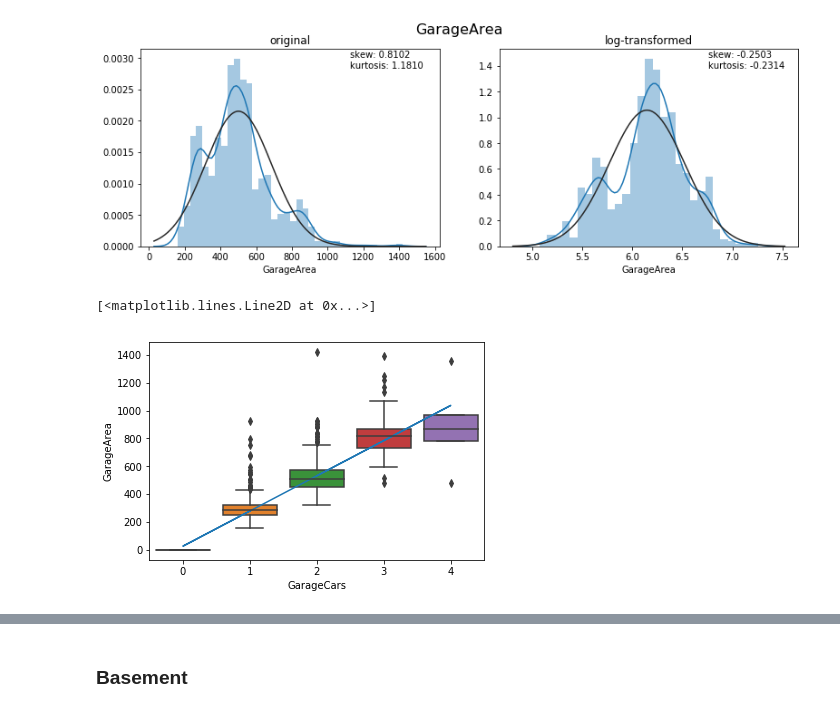
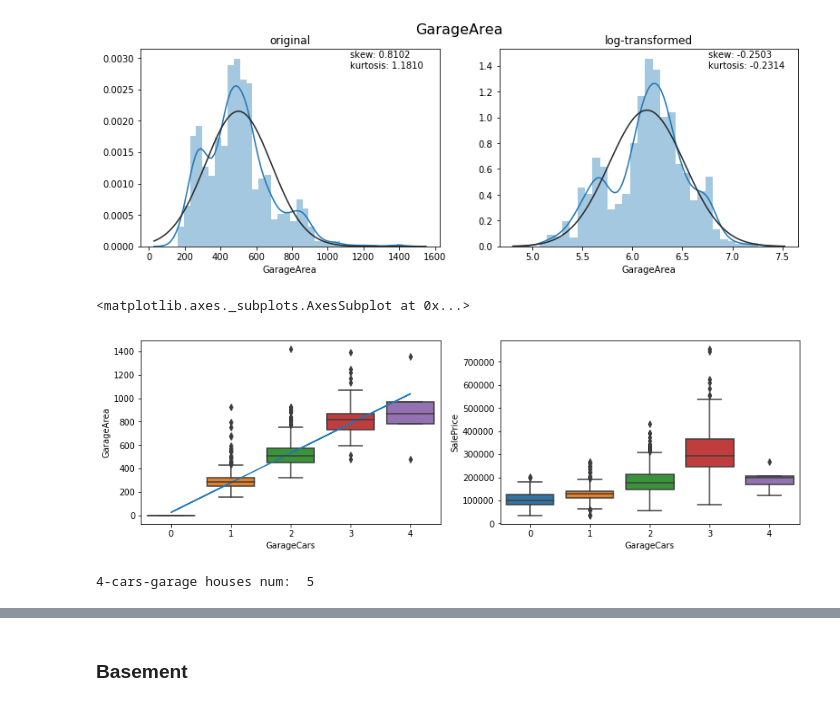
Before and after one commit to Kuba97/house-prices, a Jupyter notebook: notebooks/1.2.1 EDA - Statistical Analysis (numerical).ipynb, the cells around one changed output, grey strips where cells are left out. Cells and saved outputs as stored; diff of their text form; code cells hidden in the pictures.

```diff
--- a/notebooks/1.2.1 EDA - Statistical Analysis (numerical).ipynb
+++ b/notebooks/1.2.1 EDA - Statistical Analysis (numerical).ipynb
@@ -110,8 +135,14 @@ show_log_transform(train[train['GarageArea']>0]['GarageArea'])
 # %%
 slope, intercept, _, _, _ = stats.linregress(train['GarageCars'],train['GarageArea'])
 line = lambda x: slope*x+intercept
-sns.boxplot('GarageCars', 'GarageArea', data=train)
-plt.plot(train['GarageCars'],line(train['GarageCars']))
+_, ax  = plt.subplots(1, 2, figsize=(14, 4))
+sns.boxplot('GarageCars', 'GarageArea', data=train, ax=ax[0])
+ax[0].plot(train['GarageCars'],line(train['GarageCars']))
+sns.boxplot('GarageCars', 'SalePrice', data=train, ax=ax[1])
 # %% [output]
-[<matplotlib.lines.Line2D at 0x...>]
+<matplotlib.axes._subplots.AxesSubplot at 0x...>
-[figure, old version]
+[figure, new version]
+# %%
+print('4-cars-garage houses num: ', (train['GarageCars']==4).sum())
+# %% [output]
+4-cars-garage houses num:  5
```
Also changed, not shown: parts of 37 cells of this notebook, 2 other files.
